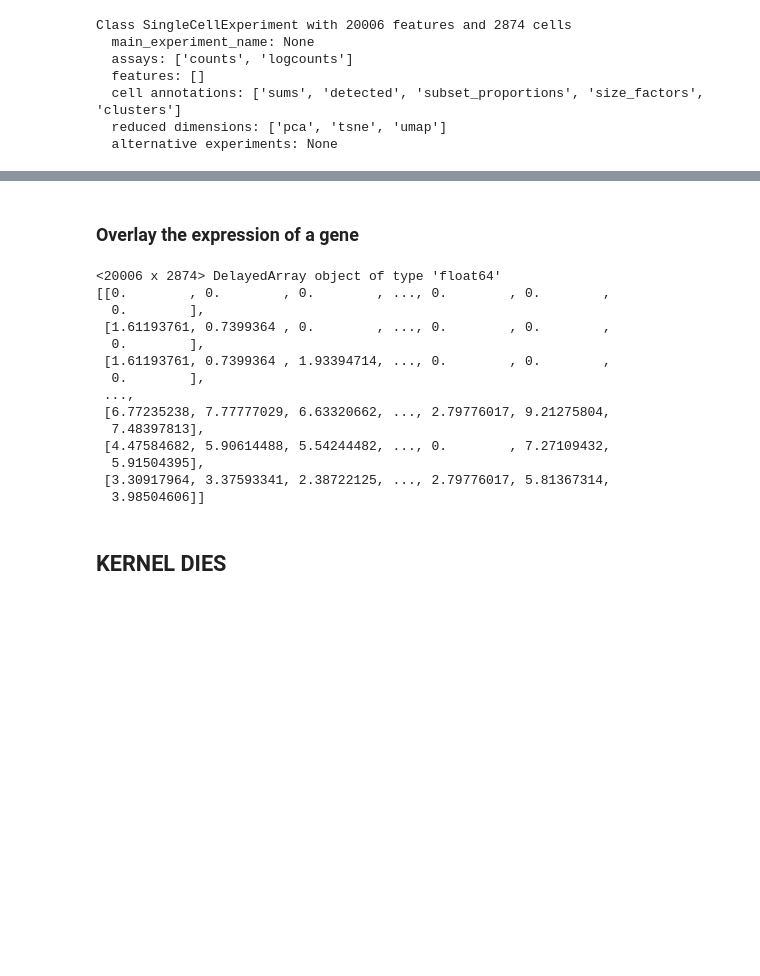
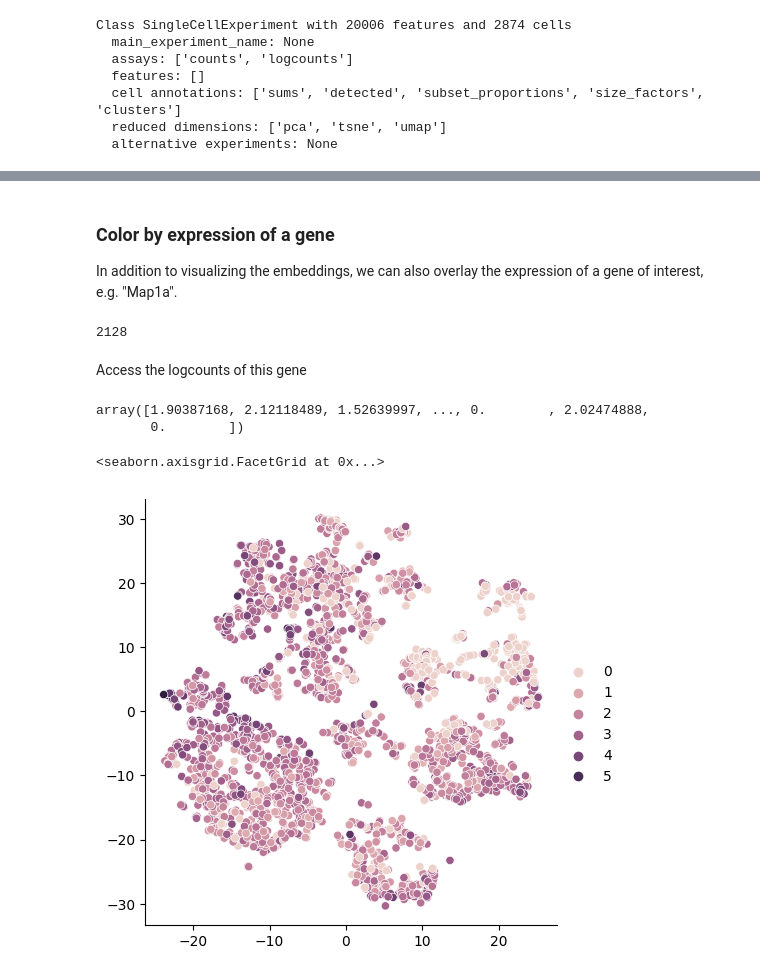
Before and after one commit to BiocPy/scranpy, a Jupyter notebook: notebooks/zeisel.ipynb, the cells around one changed output, grey strips where cells are left out. Drawn from its saved outputs; the diff is of its cells as text; code cells hidden in the pictures; blank space fills up the shorter version.

```diff
--- a/notebooks/zeisel.ipynb
+++ b/notebooks/zeisel.ipynb
@@ -73,36 +80,22 @@ bb.plot_reduced_dim(umap_ndarray, color_by=clusters)
 # %% [markdown]
-### Overlay the expression of a gene
+### Color by expression of a gene
+
+In addition to visualizing the embeddings, we can also overlay the expression of a gene of interest, e.g. "Map1a".
-# %%
-# matrix[0,:].toarray()[0].tolist()
-result_sce.assays["logcounts"]
-# %% [output]
-<20006 x 2874> DelayedArray object of type 'float64'
-[[0.        , 0.        , 0.        , ..., 0.        , 0.        ,
-  0.        ],
- [1.61193761, 0.7399364 , 0.        , ..., 0.        , 0.        ,
-  0.        ],
- [1.61193761, 0.7399364 , 1.93394714, ..., 0.        , 0.        ,
-  0.        ],
- ...,
- [6.77235238, 7.77777029, 6.63320662, ..., 2.79776017, 9.21275804,
-  7.48397813],
- [4.47584682, 5.90614488, 5.54244482, ..., 0.        , 7.27109432,
-  5.91504395],
- [3.30917964, 3.37593341, 2.38722125, ..., 2.79776017, 5.81367314,
-  3.98504606]]
-# %% [markdown]
-## KERNEL DIES
 # %%
-# get the 1st row
-import numpy as np
-
-logc = np.array(result_sce.assays["logcounts"])
-gene_1 = logc[1, :]
-gene_1
+map1a_idx = features.index("Map1a")
+map1a_idx
+# %% [output]
+2128
+# %% [markdown]
+Access the logcounts of this gene
 # %%
-# direct access also crashes
-
-gene_1 = result_sce.assays["logcounts"][1, :]
-gene_1
+map1a_lc = result_sce.assay("logcounts")[map1a_idx, :]
+map1a_lc
+# %% [output]
+array([1.90387168, 2.12118489, 1.52639997, ..., 0.        , 2.02474888,
+       0.        ])
 # %%
-bb.plot_reduced_dim(tsne_ndarray, color_by = gene_1)
+bb.plot_reduced_dim(result_sce.reduced_dim("tsne"), color_by = map1a_lc.tolist())
+# %% [output]
+<seaborn.axisgrid.FacetGrid at 0x...>
+[figure, added]
```
Also changed, not shown: parts of 20 cells of this notebook.
